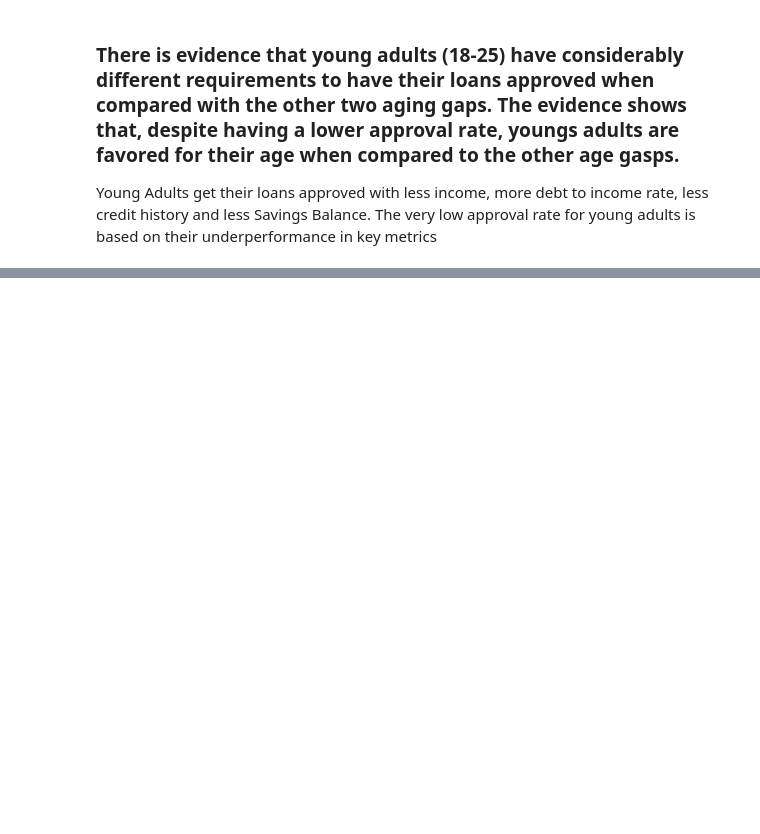
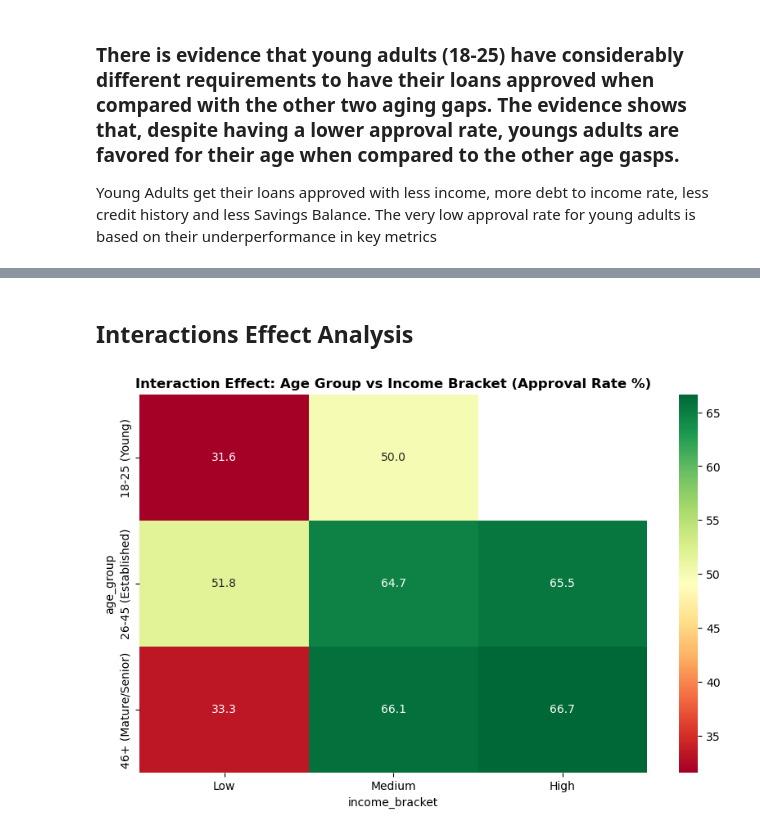
Before and after one commit to jjtobo97/dego-project-team8, a Jupyter notebook: 02-bias-analysis.ipynb, the cells around one changed output, grey strips where cells are left out. Drawn from its saved outputs; the diff is of its cells as text; code cells hidden in the pictures; blank space fills up the shorter version.

```diff
--- a/02-bias-analysis.ipynb
+++ b/02-bias-analysis.ipynb
@@ -641,0 +689,21 @@ The very low approval rate for young adults is based on their underperformance i
+# %% [markdown]
+## Interactions Effect Analysis
+# %%
+# 1. Criar escalões de Rendimento (Income) para cruzar com a Idade
+df_clean['income_bracket'] = pd.qcut(df_clean['financials.annual_income'], q=3, labels=['Low', 'Medium', 'High'])
+
+# 2. Criar uma Tabela Dinâmica (Pivot Table) para ver a Taxa de Aprovação
+interaction_pivot = df_clean.pivot_table(
+    index='age_group',
+    columns='income_bracket',
+    values='decision.loan_approved',
+    aggfunc='mean'
+) * 100
+
+# 3. Visualizar o Efeito de Interação
+plt.figure(figsize=(10, 6))
+sns.heatmap(interaction_pivot, annot=True, cmap='RdYlGn', fmt=".1f")
+plt.title('Interaction Effect: Age Group vs Income Bracket (Approval Rate %)', fontweight='bold')
+plt.show()
+# %% [output]
+[figure, added]
```
Also changed, not shown: parts of 16 cells of this notebook.
